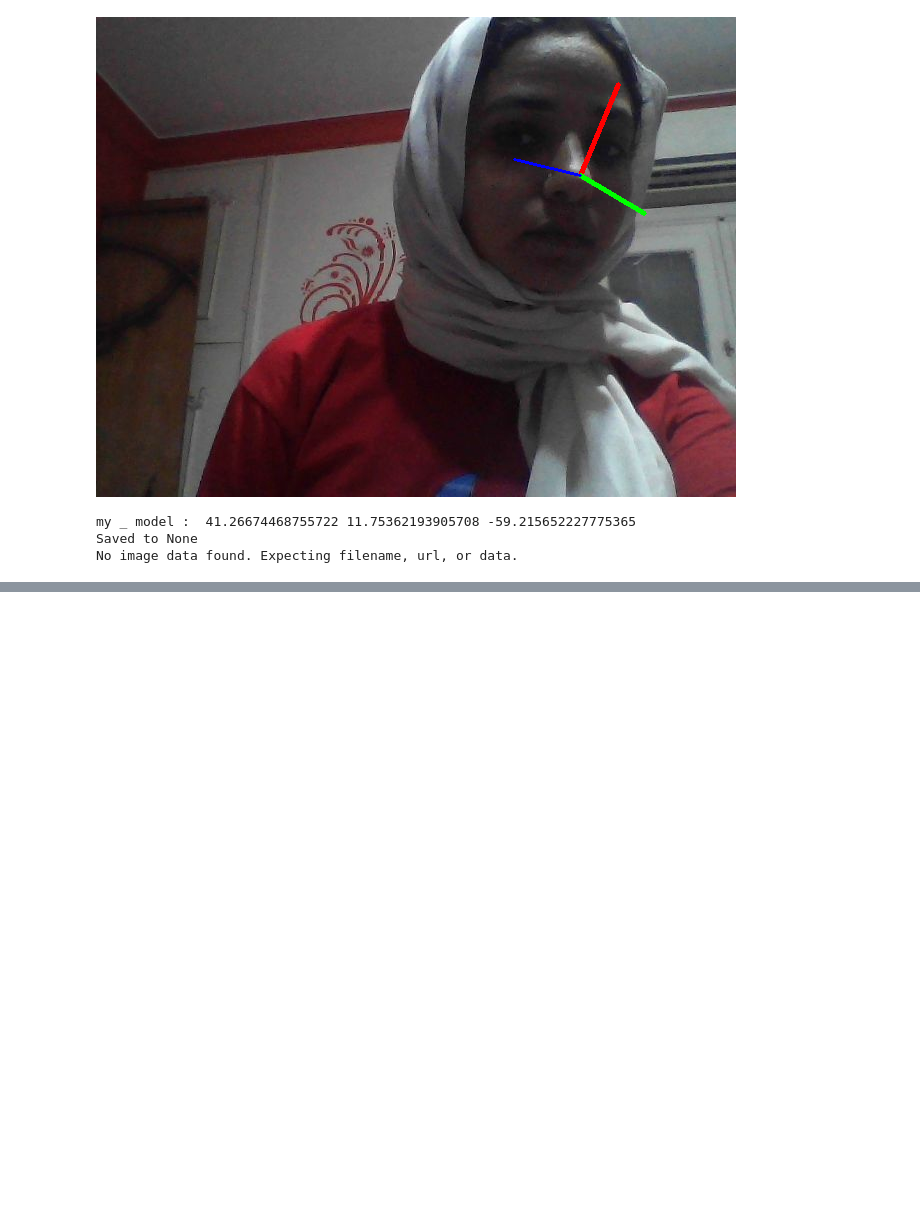
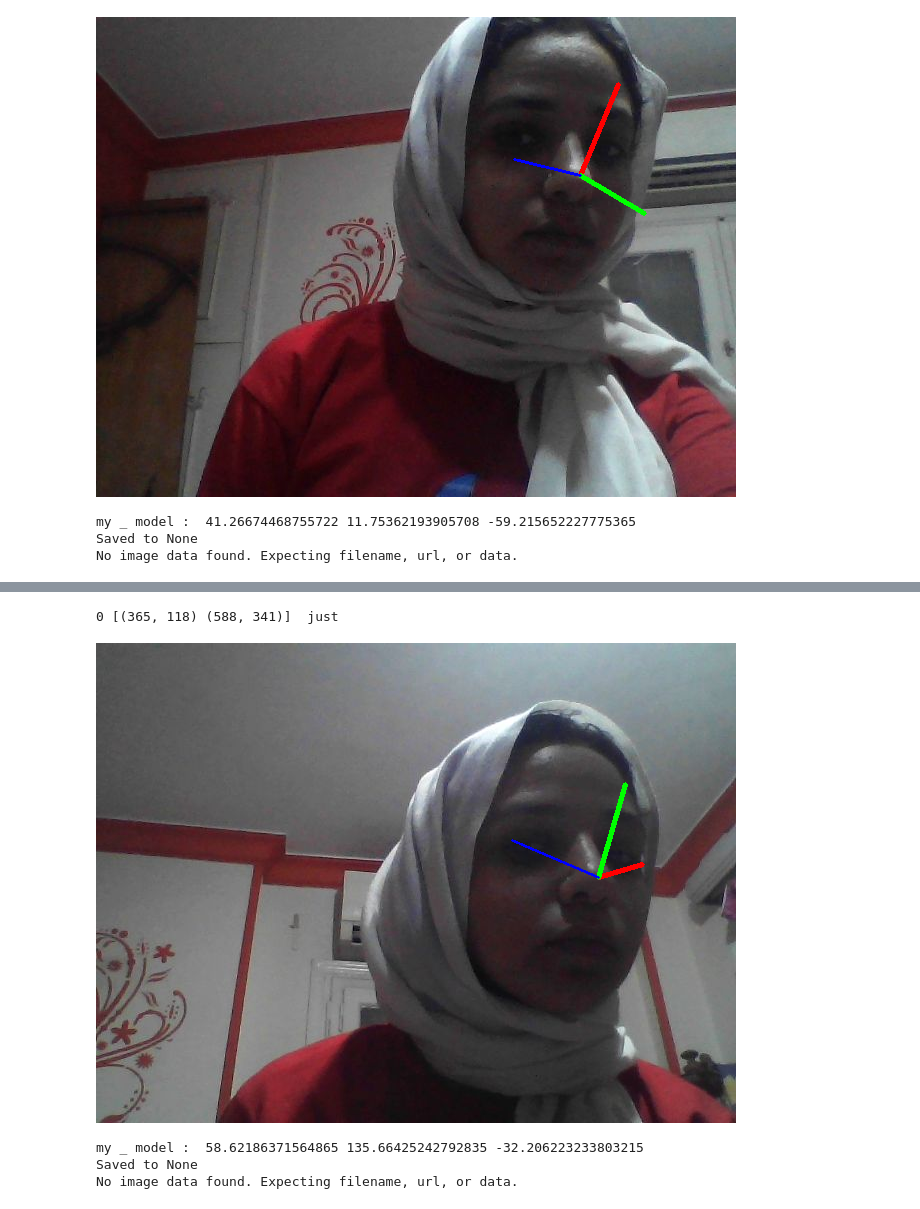
Before and after one commit to ayaamr11/Pose-Detection, a Jupyter notebook: Pose_detection_version1_ML.ipynb, the cells around one changed output, grey strips where cells are left out. Saved outputs shown, nothing was run; the diff lists cells and outputs as text; code cells hidden in the pictures; blank space fills up the shorter version.

Commit message:
another Image Sample

```diff
--- a/Pose_detection_version1_ML.ipynb
+++ b/Pose_detection_version1_ML.ipynb
@@ -815,3 +815,16 @@ except Exception as err:
 my _ model :  41.26674468755722 11.75362193905708 -59.215652227775365
 Saved to None
 No image data found. Expecting filename, url, or data.
+# %%
+from IPython.display import Image
+try:
+  filename = take_photo_With_prediction()
+  print('Saved to {}'.format(filename))
+
+  # Show the image which was just taken.
+  display(Image(filename))
+except Exception as err:
+  # Errors will be thrown if the user does not have a webcam or if they do not
+  # grant the page permission to access it.
+  print(str(err))
+# %% [output]
@@ -817,0 +832,5 @@ No image data found. Expecting filename, url, or data.
+0 [(365, 118) (588, 341)]  just
+[figure, added]
+my _ model :  58.62186371564865 135.66425242792835 -32.206223233803215
+Saved to None
+No image data found. Expecting filename, url, or data.
```
Also changed, not shown: parts of 1 cell of this notebook.
